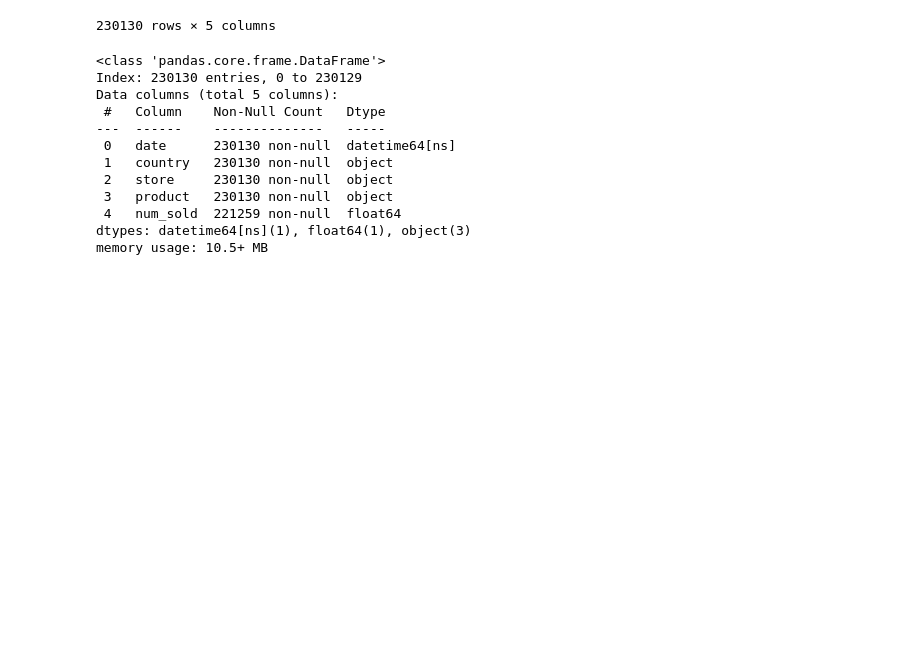
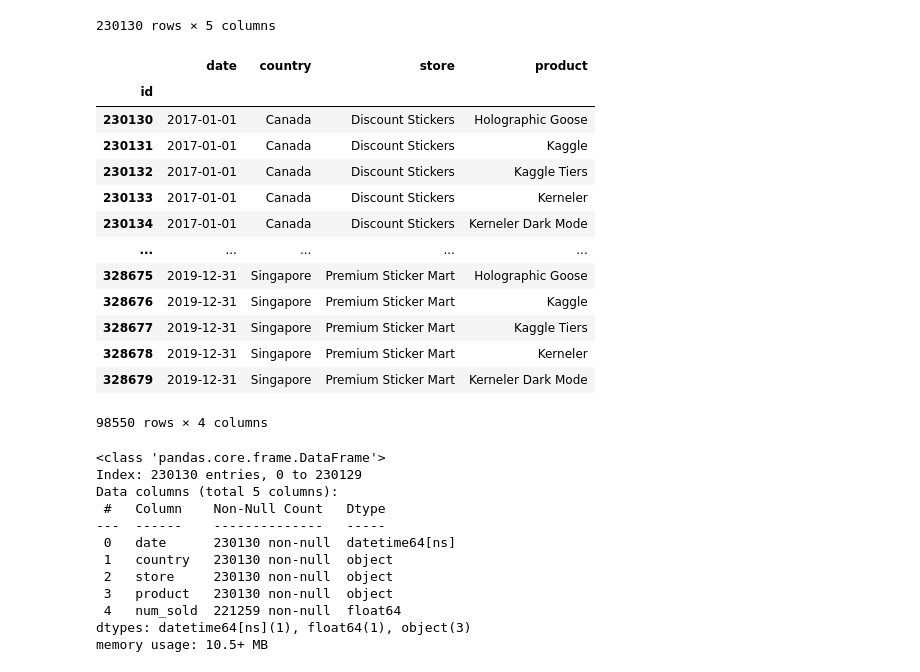
Before and after one commit to mihofer/kaggle_projects, a Jupyter notebook: forecasting_sticker_sales/analysis.ipynb, the cells around one changed output. Saved outputs shown, nothing was run; the diff lists cells and outputs as text; code cells hidden in the pictures; blank space fills up the shorter version.

```diff
--- a/forecasting_sticker_sales/analysis.ipynb
+++ b/forecasting_sticker_sales/analysis.ipynb
@@ -36,6 +41,24 @@ train_df
 | 230128 | 2016-12-31 | Singapore | Premium Sticker Mart | Kerneler | 1242.0 |
 | 230129 | 2016-12-31 | Singapore | Premium Sticker Mart | Kerneler Dark Mode | 1622.0 |
 230130 rows × 5 columns
+# %%
+test_df = pd.read_csv(working_dir/'test.csv', index_col='id', parse_dates=['date'], infer_datetime_format=True)
+test_df
+# %% [output]
+|  | date | country | store | product |
+| id |  |  |  |  |
+| 230130 | 2017-01-01 | Canada | Discount Stickers | Holographic Goose |
+| 230131 | 2017-01-01 | Canada | Discount Stickers | Kaggle |
+| 230132 | 2017-01-01 | Canada | Discount Stickers | Kaggle Tiers |
+| 230133 | 2017-01-01 | Canada | Discount Stickers | Kerneler |
+| 230134 | 2017-01-01 | Canada | Discount Stickers | Kerneler Dark Mode |
+| ... | ... | ... | ... | ... |
+| 328675 | 2019-12-31 | Singapore | Premium Sticker Mart | Holographic Goose |
+| 328676 | 2019-12-31 | Singapore | Premium Sticker Mart | Kaggle |
+| 328677 | 2019-12-31 | Singapore | Premium Sticker Mart | Kaggle Tiers |
+| 328678 | 2019-12-31 | Singapore | Premium Sticker Mart | Kerneler |
+| 328679 | 2019-12-31 | Singapore | Premium Sticker Mart | Kerneler Dark Mode |
+98550 rows × 4 columns
 # %%
 train_df.info()
 # %% [output]
```
Also changed, not shown: parts of 17 cells of this notebook.
